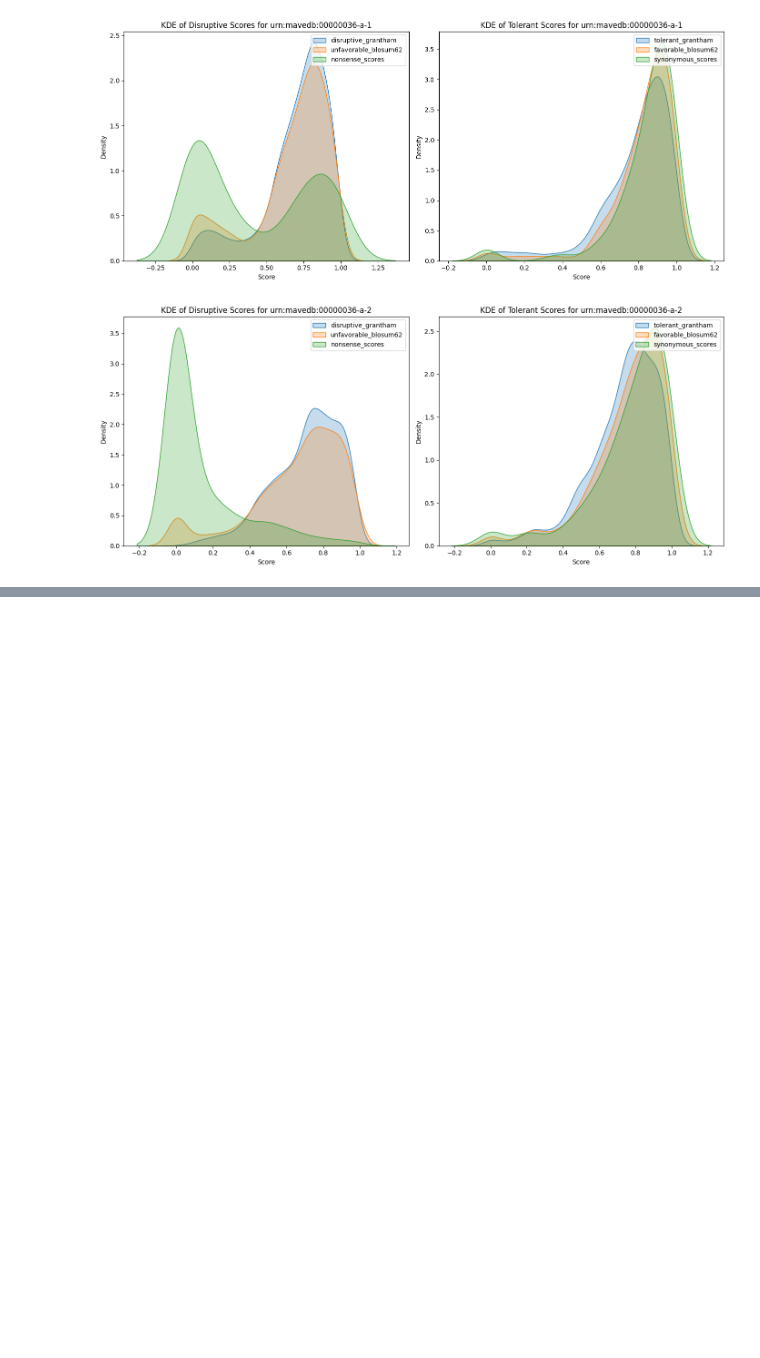
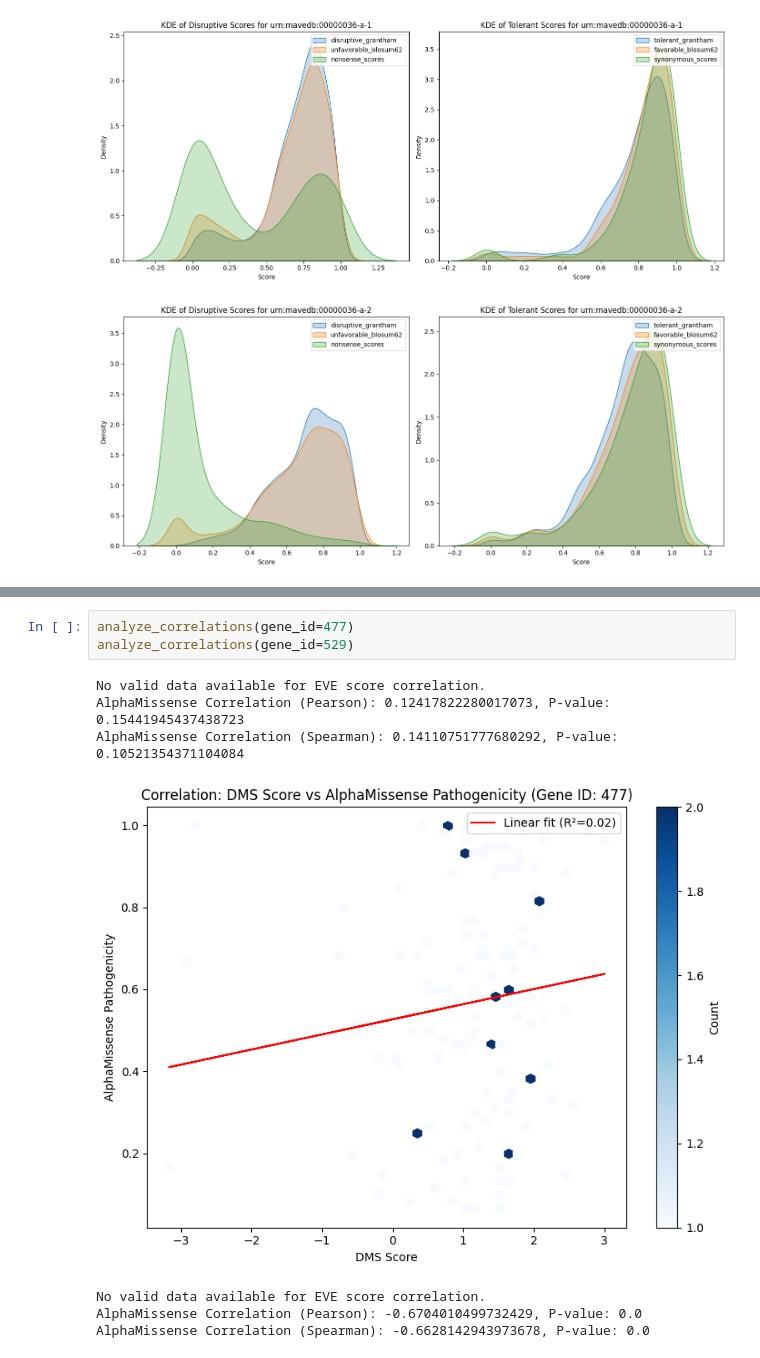
Before and after one commit to PlushZ/msa-dms-analyzer, a Jupyter notebook: postgres_analysis.ipynb, the cells around one changed output, grey strips where cells are left out. Drawn from its saved outputs; the diff is of its cells as text; blank space fills up the shorter version.

```diff
--- a/postgres_analysis.ipynb
+++ b/postgres_analysis.ipynb
@@ -390,0 +670,11 @@ for urn_mavedb in urn_list:
+# %%
+analyze_correlations(gene_id=477)
+analyze_correlations(gene_id=529)
+# %% [output]
+No valid data available for EVE score correlation.
+AlphaMissense Correlation (Pearson): 0.12417822280017073, P-value: 0.15441945437438723
+AlphaMissense Correlation (Spearman): 0.14110751777680292, P-value: 0.10521354371104084
+[figure, added]
+No valid data available for EVE score correlation.
+AlphaMissense Correlation (Pearson): -0.6704010499732429, P-value: 0.0
+AlphaMissense Correlation (Spearman): -0.6628142943973678, P-value: 0.0
```
Also changed, not shown: parts of 13 cells of this notebook, 9 other files.
